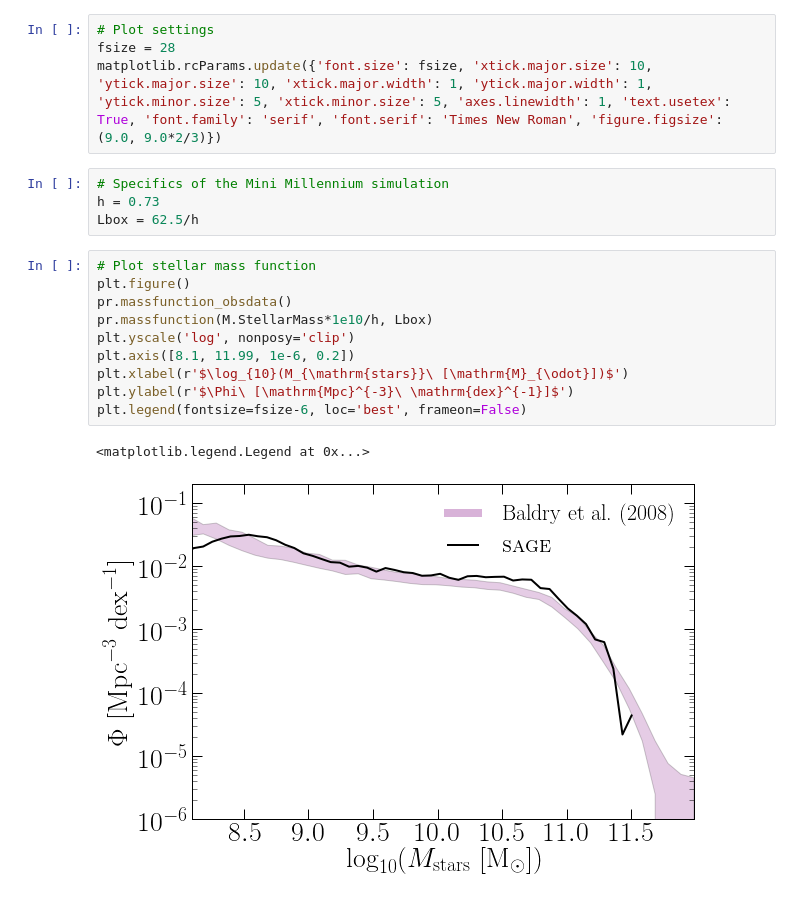
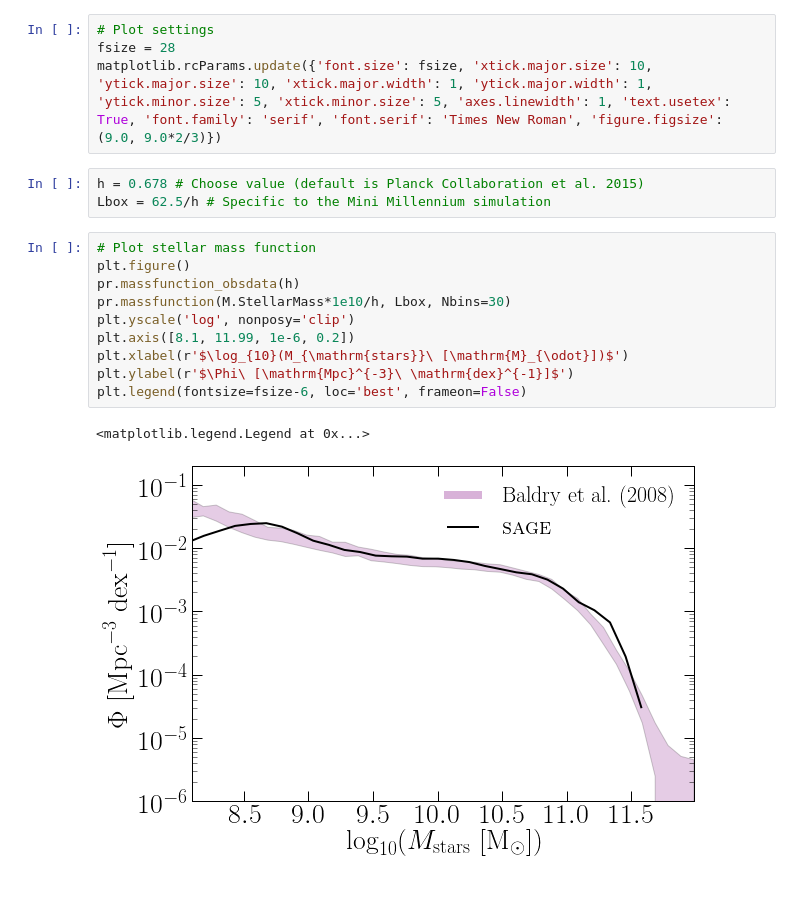
Before and after one commit to darrencroton/sage, a Jupyter notebook: output/SAGE_MM.ipynb, the cells around one changed output. Cells and saved outputs as stored; diff of their text form.

```diff
--- a/output/SAGE_MM.ipynb
+++ b/output/SAGE_MM.ipynb
@@ -25,23 +25,22 @@ M = pr.read_sagesnap(datadir+'model_z0.000')
 # Plot settings
 fsize = 28
 matplotlib.rcParams.update({'font.size': fsize, 'xtick.major.size': 10, 'ytick.major.size': 10, 'xtick.major.width': 1, 'ytick.major.width': 1, 'ytick.minor.size': 5, 'xtick.minor.size': 5, 'axes.linewidth': 1, 'text.usetex': True, 'font.family': 'serif', 'font.serif': 'Times New Roman', 'figure.figsize': (9.0, 9.0*2/3)})
-# %%
-# Specifics of the Mini Millennium simulation
-h = 0.73
-Lbox = 62.5/h
+# %%
+h = 0.678 # Choose value (default is Planck Collaboration et al. 2015)
+Lbox = 62.5/h # Specific to the Mini Millennium simulation
 # %%
 # Plot stellar mass function
 plt.figure()
-pr.massfunction_obsdata()
-pr.massfunction(M.StellarMass*1e10/h, Lbox)
+pr.massfunction_obsdata(h)
+pr.massfunction(M.StellarMass*1e10/h, Lbox, Nbins=30)
 plt.yscale('log', nonposy='clip')
 plt.axis([8.1, 11.99, 1e-6, 0.2])
 plt.xlabel(r'$\log_{10}(M_{\mathrm{stars}}\ [\mathrm{M}_{\odot}])$')
 plt.ylabel(r'$\Phi\ [\mathrm{Mpc}^{-3}\ \mathrm{dex}^{-1}]$')
 plt.legend(fontsize=fsize-6, loc='best', frameon=False)
 # %% [output]
 <matplotlib.legend.Legend at 0x...>
-[figure, old version]
+[figure, new version]
 # %%
 # Plot baryonic Tully-Fisher relation
 M_filt = (M.Type==0) * (M.StellarMass+M.ColdGas > 0) * (M.BulgeMass > 0.1*M.StellarMass) * (M.BulgeMass < 0.5*M.StellarMass)
```
Also changed, not shown: parts of 5 cells of this notebook, 43 other files.
